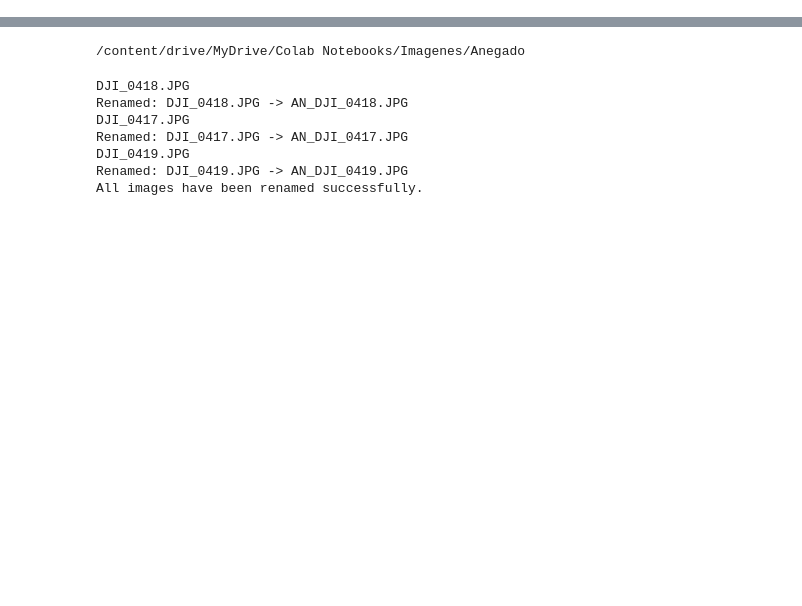
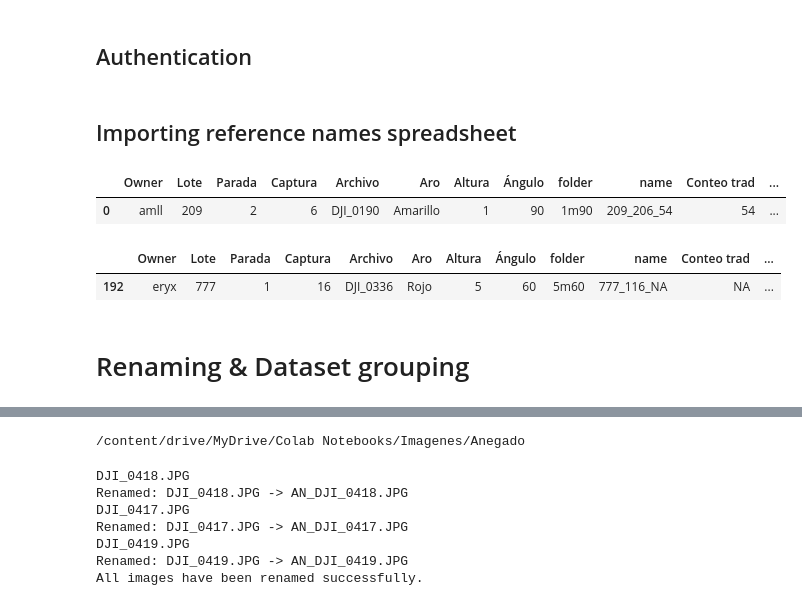
Before and after one commit to MLsound/ML-VisionRice-Dev, a Jupyter notebook: Image preprocessing/Batch_rename.ipynb, the cells around one changed output, grey strips where cells are left out. Cells and saved outputs as stored; diff of their text form; code cells hidden in the pictures; blank space fills up the shorter version.

Commit message:
(Feat) Batch renaming for lot photos, automatically applying dataset codification

```diff
--- a/Image preprocessing/Batch_rename.ipynb
+++ b/Image preprocessing/Batch_rename.ipynb
@@ -4,0 +90,2 @@ import os
+# %% [markdown]
+## Authentication
@@ -4,0 +95,27 @@ import os
+# %%
+import gspread
+from google.auth import default
+creds, _ = default()
+
+gc = gspread.authorize(creds)
+# %% [markdown]
+## Importing reference names spreadsheet
+# %%
+spreadsheet = gc.open('Metadata')
+worksheet = spreadsheet.get_worksheet(2)
+# 0: primera hoja, 1: segunda hoja, 2: tercera hoja
+rows = worksheet.get_all_values()
+
+df = pd.DataFrame(rows[1:-1], columns=rows[0])  # Assuming the first row is the header
+# %%
+df.head(1)
+# %% [output]
+|  | Owner | Lote | Parada | Captura | Archivo | Aro | Altura | Ángulo | folder | name | Conteo trad | ... |
+| 0 | amll | 209 | 2 | 6 | DJI_0190 | Amarillo | 1 | 90 | 1m90 | 209_206_54 | 54 | ... |
+# %%
+df.tail(1)
+# %% [output]
+|  | Owner | Lote | Parada | Captura | Archivo | Aro | Altura | Ángulo | folder | name | Conteo trad | ... |
+| 192 | eryx | 777 | 1 | 16 | DJI_0336 | Rojo | 5 | 60 | 5m60 | 777_116_NA | NA | ... |
+# %% [markdown]
+# Renaming & Dataset grouping
```
Also changed, not shown: parts of 17 cells of this notebook.
